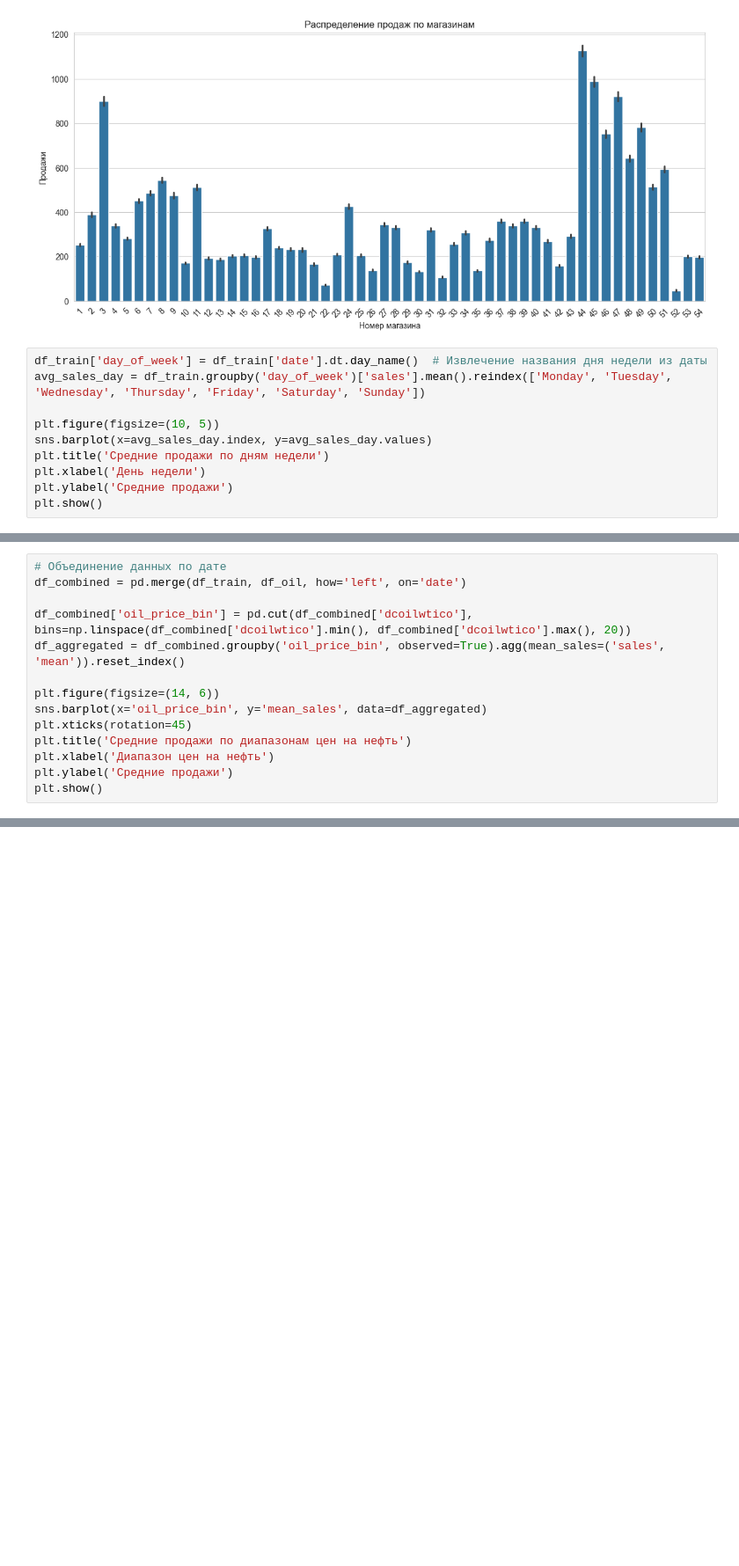
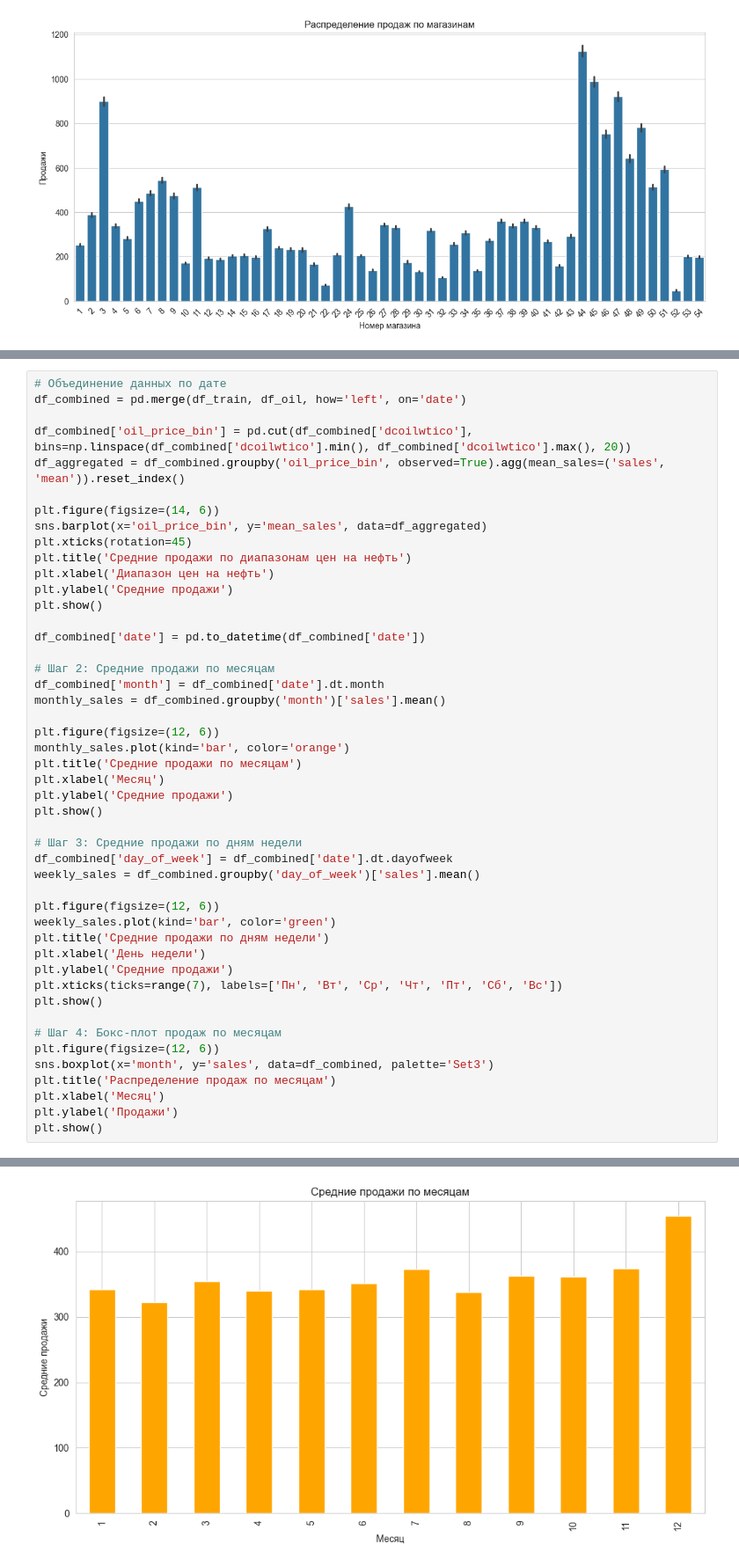
Before and after one commit to NasdormML/Store_Sales_Forecasting, a Jupyter notebook: Fmodel.ipynb, the cells around one changed output, grey strips where cells are left out. Shown at 88% size. Cells and saved outputs as stored; diff of their text form; blank space fills up the shorter version.

```diff
--- a/Fmodel.ipynb
+++ b/Fmodel.ipynb
@@ -157,13 +158,3 @@ plt.xticks(rotation=45)
 plt.show()
 # %% [output]
 [figure]
-# %%
-df_train['day_of_week'] = df_train['date'].dt.day_name()  # Извлечение названия дня недели из даты
-avg_sales_day = df_train.groupby('day_of_week')['sales'].mean().reindex(['Monday', 'Tuesday', 'Wednesday', 'Thursday', 'Friday', 'Saturday', 'Sunday'])
-
-plt.figure(figsize=(10, 5))
-sns.barplot(x=avg_sales_day.index, y=avg_sales_day.values)
-plt.title('Средние продажи по дням недели')
-plt.xlabel('День недели')
-plt.ylabel('Средние продажи')
-plt.show()
@@ -172,16 +161,50 @@ plt.show()
 # %%
 # Объединение данных по дате
 df_combined = pd.merge(df_train, df_oil, how='left', on='date')
 
 df_combined['oil_price_bin'] = pd.cut(df_combined['dcoilwtico'], bins=np.linspace(df_combined['dcoilwtico'].min(), df_combined['dcoilwtico'].max(), 20))
 df_aggregated = df_combined.groupby('oil_price_bin', observed=True).agg(mean_sales=('sales', 'mean')).reset_index()
 
 plt.figure(figsize=(14, 6))
 sns.barplot(x='oil_price_bin', y='mean_sales', data=df_aggregated)
 plt.xticks(rotation=45)
 plt.title('Средние продажи по диапазонам цен на нефть')
 plt.xlabel('Диапазон цен на нефть')
 plt.ylabel('Средние продажи')
 plt.show()
+
+df_combined['date'] = pd.to_datetime(df_combined['date'])
+
+# Шаг 2: Средние продажи по месяцам
+df_combined['month'] = df_combined['date'].dt.month
+monthly_sales = df_combined.groupby('month')['sales'].mean()
+
+plt.figure(figsize=(12, 6))
+monthly_sales.plot(kind='bar', color='orange')
+plt.title('Средние продажи по месяцам')
+plt.xlabel('Месяц')
+plt.ylabel('Средние продажи')
+plt.show()
+
+# Шаг 3: Средние продажи по дням недели
+df_combined['day_of_week'] = df_combined['date'].dt.dayofweek
+weekly_sales = df_combined.groupby('day_of_week')['sales'].mean()
+
+plt.figure(figsize=(12, 6))
+weekly_sales.plot(kind='bar', color='green')
+plt.title('Средние продажи по дням недели')
+plt.xlabel('День недели')
+plt.ylabel('Средние продажи')
+plt.xticks(ticks=range(7), labels=['Пн', 'Вт', 'Ср', 'Чт', 'Пт', 'Сб', 'Вс'])
+plt.show()
+
+# Шаг 4: Бокс-плот продаж по месяцам
+plt.figure(figsize=(12, 6))
+sns.boxplot(x='month', y='sales', data=df_combined, palette='Set3')
+plt.title('Распределение продаж по месяцам')
+plt.xlabel('Месяц')
+plt.ylabel('Продажи')
+plt.show()
 # %% [output]
 [figure]
+[figure, added]
```
Also changed, not shown: parts of 8 cells of this notebook.
